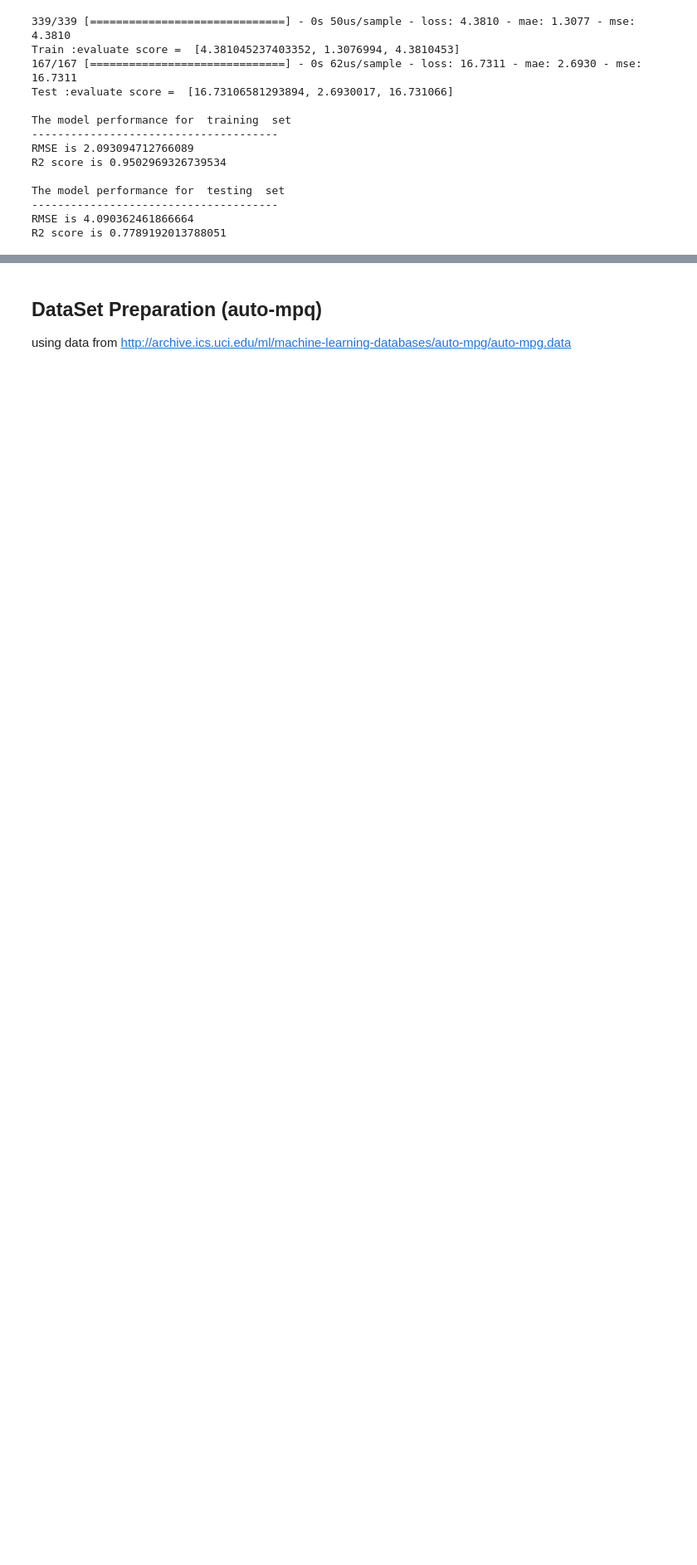
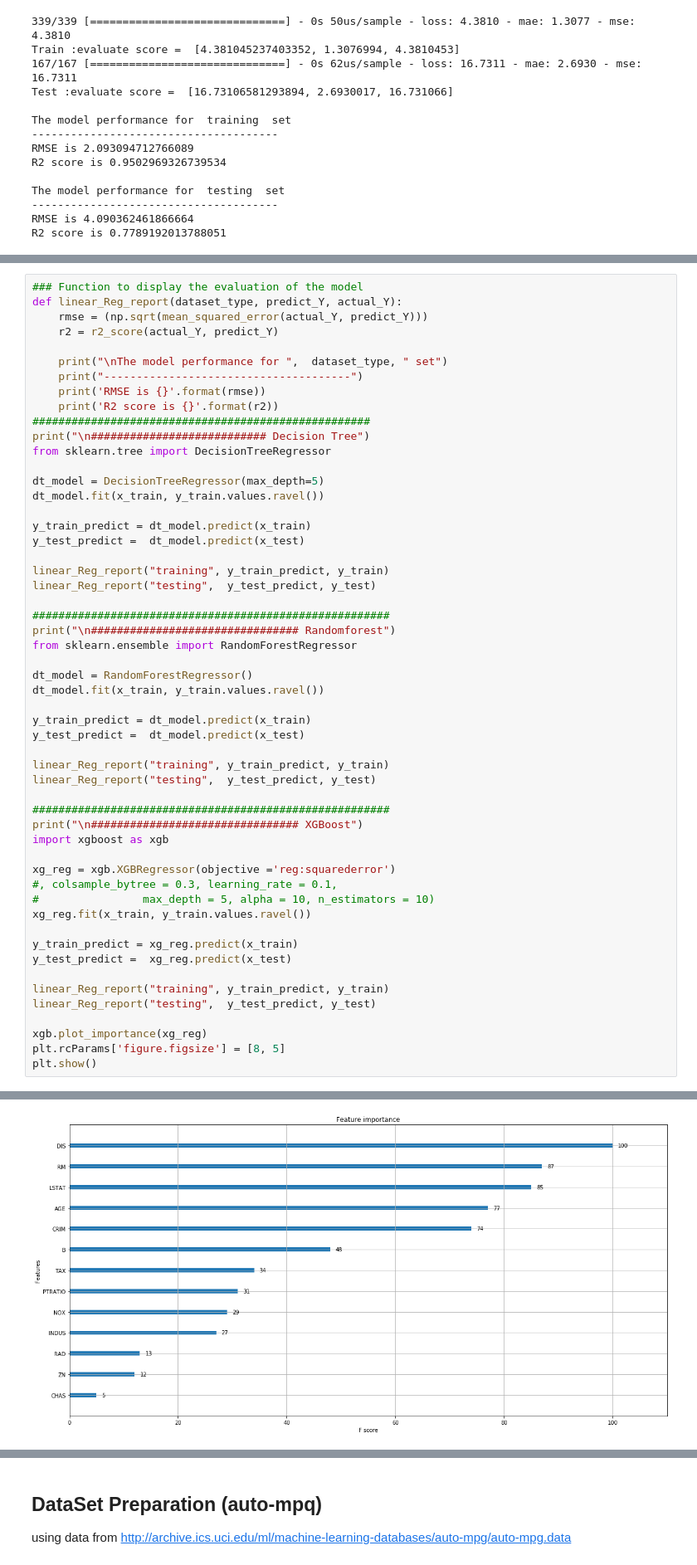
Before and after one commit to xdderekchen/ML, a Jupyter notebook: LinearRegression.ipynb, the cells around one changed output, grey strips where cells are left out. Shown: that part at 83% size. Saved outputs shown, nothing was run; the diff lists cells and outputs as text; blank space fills up the shorter version.

```diff
--- a/LinearRegression.ipynb
+++ b/LinearRegression.ipynb
@@ -450,0 +477,55 @@ R2 score is 0.7789192013788051
+# %%
+### Function to display the evaluation of the model
+def linear_Reg_report(dataset_type, predict_Y, actual_Y):
+    rmse = (np.sqrt(mean_squared_error(actual_Y, predict_Y)))
+    r2 = r2_score(actual_Y, predict_Y)
+
+    print("\nThe model performance for ",  dataset_type, " set")
+    print("--------------------------------------")
+    print('RMSE is {}'.format(rmse))
+    print('R2 score is {}'.format(r2))
+####################################################
+print("\n########################### Decision Tree")
+from sklearn.tree import DecisionTreeRegressor
+
+dt_model = DecisionTreeRegressor(max_depth=5)
+dt_model.fit(x_train, y_train.values.ravel())
+
+y_train_predict = dt_model.predict(x_train)
+y_test_predict =  dt_model.predict(x_test)
+
+linear_Reg_report("training", y_train_predict, y_train)
+linear_Reg_report("testing",  y_test_predict, y_test)
+
+#######################################################
+print("\n################################ Randomforest")
+from sklearn.ensemble import RandomForestRegressor
+
+dt_model = RandomForestRegressor()
+dt_model.fit(x_train, y_train.values.ravel())
+
+y_train_predict = dt_model.predict(x_train)
+y_test_predict =  dt_model.predict(x_test)
+
+linear_Reg_report("training", y_train_predict, y_train)
+linear_Reg_report("testing",  y_test_predict, y_test)
+
+#######################################################
+print("\n################################ XGBoost")
+import xgboost as xgb
+
+xg_reg = xgb.XGBRegressor(objective ='reg:squarederror')
+#, colsample_bytree = 0.3, learning_rate = 0.1,
+#                max_depth = 5, alpha = 10, n_estimators = 10)
+xg_reg.fit(x_train, y_train.values.ravel())
+
+y_train_predict = xg_reg.predict(x_train)
+y_test_predict =  xg_reg.predict(x_test)
+
+linear_Reg_report("training", y_train_predict, y_train)
+linear_Reg_report("testing",  y_test_predict, y_test)
+
+xgb.plot_importance(xg_reg)
+plt.rcParams['figure.figsize'] = [8, 5]
+plt.show()
+# %% [output]
@@ -450,0 +549 @@ R2 score is 0.7789192013788051
+[figure, added]
```
Also changed, not shown: parts of 6 cells of this notebook.
